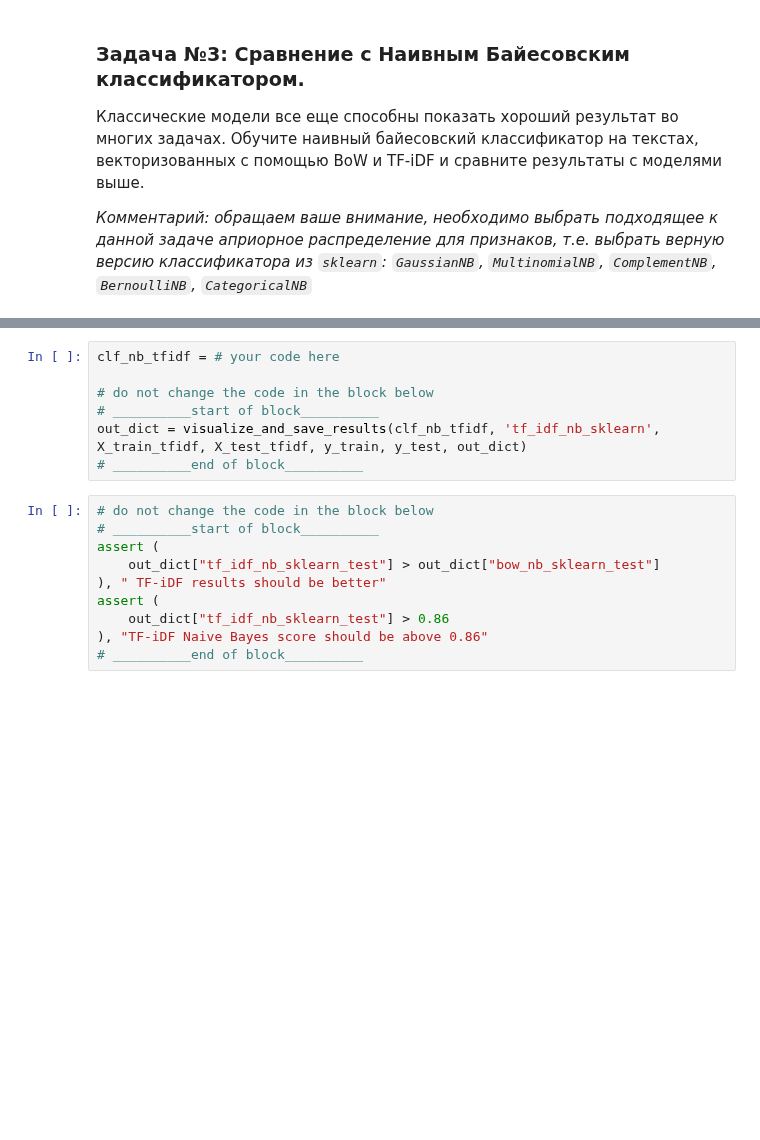
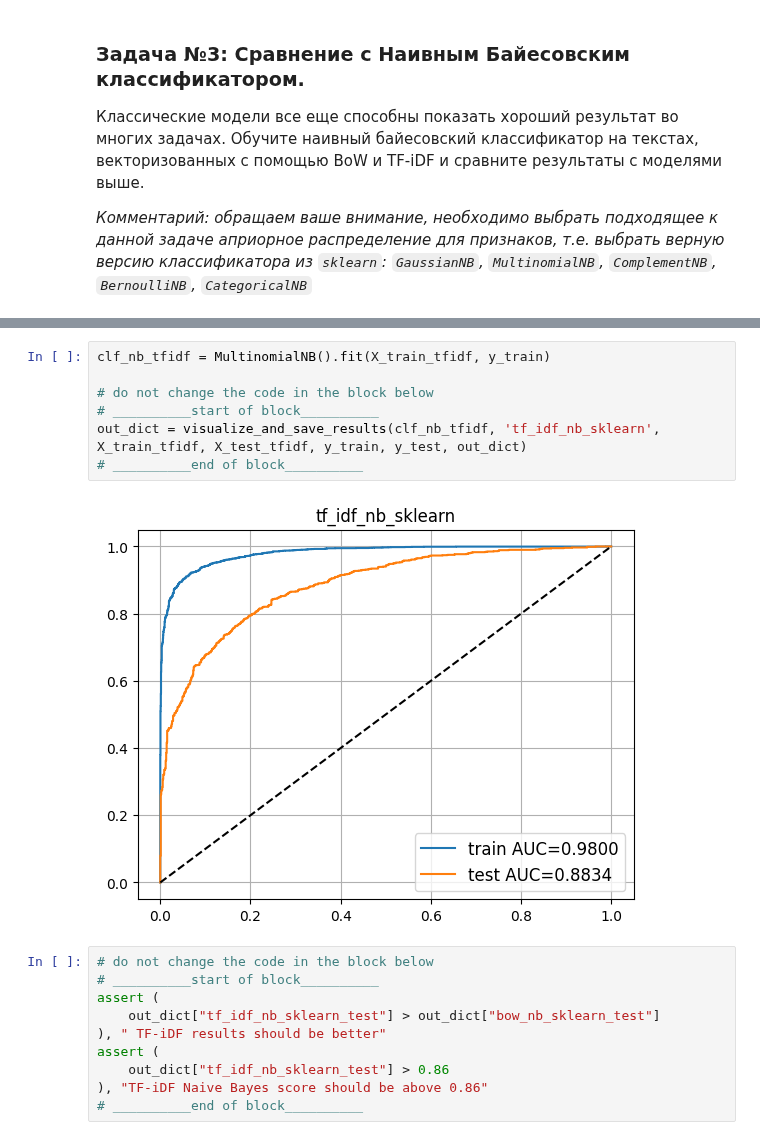
Before and after one commit to h4nd0m/yandex-ml-training-2.0--nlp-, a Jupyter notebook: 4-5. machine translation_BERT_GPT_T5/4/assignment_classic_text_classification__ru_ipynb_txt.ipynb, the cells around one changed output, grey strips where cells are left out. Saved outputs shown, nothing was run; the diff lists cells and outputs as text; blank space fills up the shorter version.

```diff
--- a/4-5. machine translation_BERT_GPT_T5/4/assignment_classic_text_classification__ru_ipynb_txt.ipynb
+++ b/4-5. machine translation_BERT_GPT_T5/4/assignment_classic_text_classification__ru_ipynb_txt.ipynb
@@ -460,10 +491,12 @@ out_dict = visualize_and_save_results(clf_nb_bow, 'bow_nb_sklearn', X_train_bow,
 # %%
-clf_nb_tfidf = # your code here
+clf_nb_tfidf = MultinomialNB().fit(X_train_tfidf, y_train)
 
 # do not change the code in the block below
 # __________start of block__________
 out_dict = visualize_and_save_results(clf_nb_tfidf, 'tf_idf_nb_sklearn', X_train_tfidf, X_test_tfidf, y_train, y_test, out_dict)
 # __________end of block__________
+# %% [output]
+[figure, added]
 # %%
 # do not change the code in the block below
 # __________start of block__________
```
Also changed, not shown: parts of 25 cells of this notebook, 1 other file.
